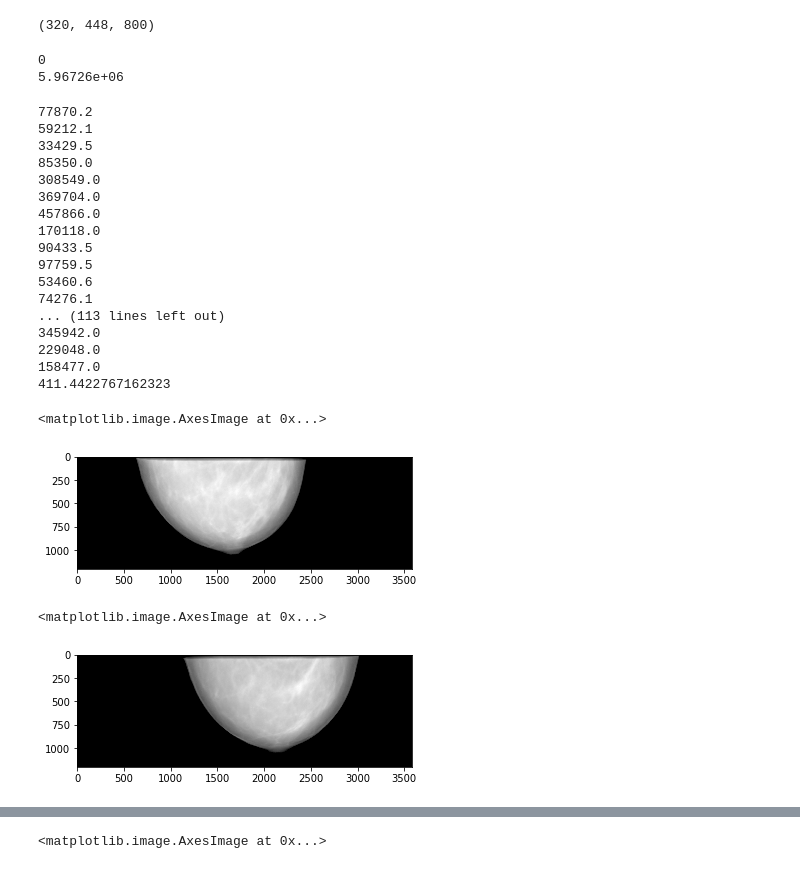
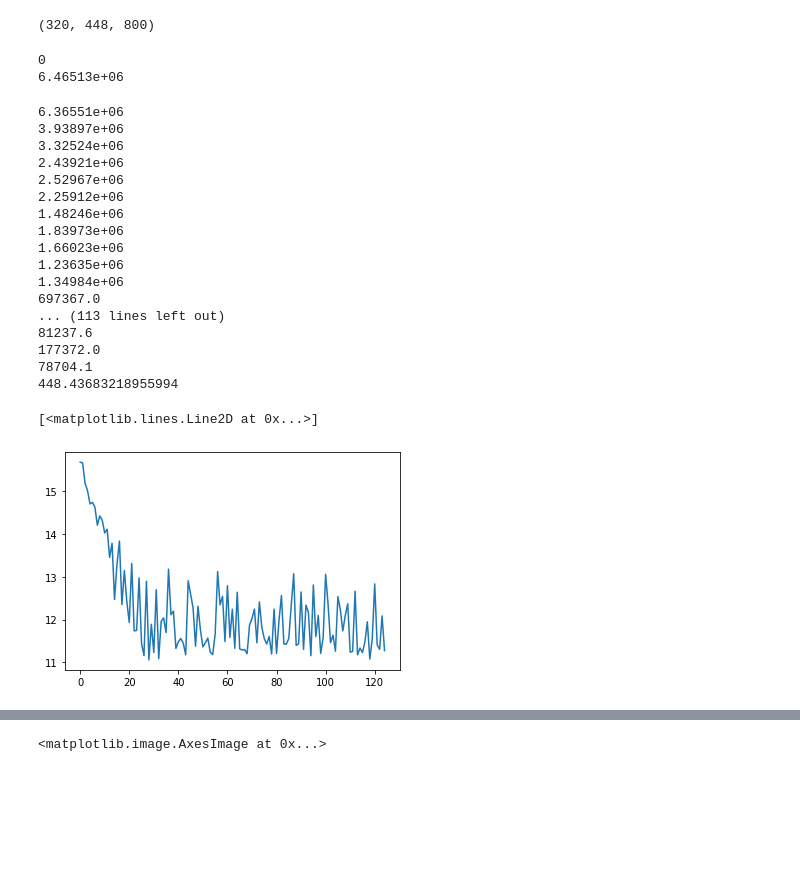
Before and after one commit to PranjalSahu/newrecon, a Jupyter notebook: astra-code.ipynb, the cells around one changed output, grey strips where cells are left out. Cells and saved outputs as stored; diff of their text form; code cells hidden in the pictures; blank space fills up the shorter version.

```diff
--- a/astra-code.ipynb
+++ b/astra-code.ipynb
@@ -1886,7 +1886,7 @@ for j in range(0, niter):
         imgj = np.divide(imgi, denomi)
         #temp = np.isnan(imgj)
         #imgj[temp] = 0
-        estimate   = estimate + np.reshape(imgi, np.shape(estimate))
+        estimate   = estimate + 0.1*np.reshape(imgi, np.shape(estimate))
         #if j == 0:
         #    estimate_array.append(estimate)
     estimate[estimate < 0] = 0
@@ -1911,22 +1911,27 @@ print(endtime-start)
 #end
 # %% [output]
 0
-5.96726e+06
+6.46513e+06
-77870.2
-59212.1
-33429.5
-85350.0
-308549.0
-369704.0
-457866.0
-170118.0
-90433.5
-97759.5
-53460.6
-74276.1
+6.36551e+06
+3.93897e+06
+3.32524e+06
+2.43921e+06
+2.52967e+06
+2.25912e+06
+1.48246e+06
+1.83973e+06
+1.66023e+06
+1.23635e+06
+1.34984e+06
+697367.0
 ... (113 lines left out)
-345942.0
-229048.0
-158477.0
-411.4422767162323
+81237.6
+177372.0
+78704.1
+448.43683218955994
+# %%
+plt.plot(np.log(cost_arr))
+# %% [output]
+[<matplotlib.lines.Line2D at 0x...>]
+[figure, added]
 # %%
@@ -1934,12 +1939,2 @@ fid = open('/media/dril/BackupPlus/CEDBT/gan-110-projections/ce16.raw', 'w')
 np.array(estimate).astype('float32').tofile(fid)
 #close(fid)
-# %%
-plt.imshow(proj_arr[24], cmap='gray')
-# %% [output]
-<matplotlib.image.AxesImage at 0x...>
-[figure, removed]
-# %%
-plt.imshow(proj_arr[0], cmap='gray')
-# %% [output]
-<matplotlib.image.AxesImage at 0x...>
-[figure, removed]
```
Also changed, not shown: parts of 4 cells of this notebook.
